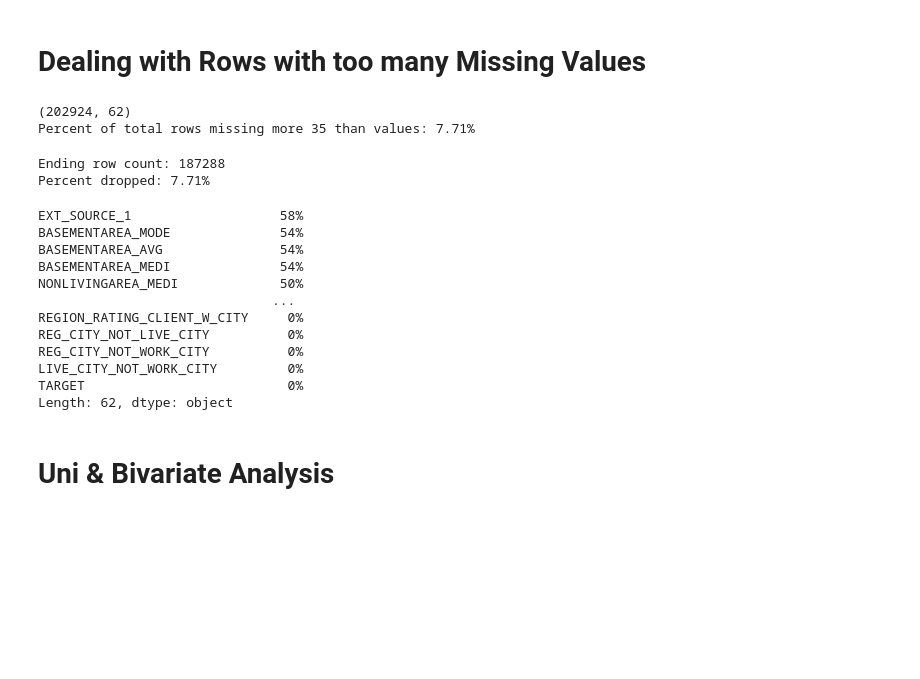
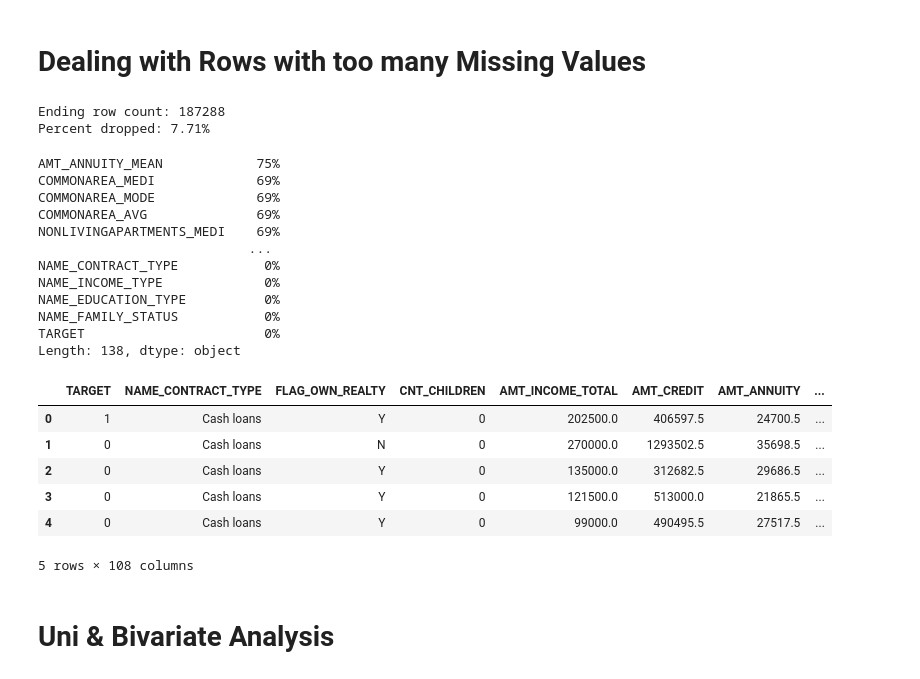
Before and after one commit to rachelwhyj/FA, a Jupyter notebook: scorecard_v1.ipynb, the cells around one changed output. Cells and saved outputs as stored; diff of their text form; code cells hidden in the pictures; blank space fills up the shorter version.

```diff
--- a/scorecard_v1.ipynb
+++ b/scorecard_v1.ipynb
@@ -268,16 +367,6 @@ Number of columns with IV below 0.02: 76
 Number of columns left after dropping: 62
 # %% [markdown]
 # Dealing with Rows with too many Missing Values
-# %%
-og_shape = iv_above_threshold.shape
-print(og_shape)
-
-# Calculate the percentage of rows with more than 35 missing values
-pct_total_rows_missing = iv_above_threshold[iv_above_threshold.isnull().sum(axis = 1) > 35].shape[0] / og_shape[0]
-print(f'Percent of total rows missing more 35 than values: {pct_total_rows_missing:.2%}')
-# %% [output]
-(202924, 62)
-Percent of total rows missing more 35 than values: 7.71%
 # %%
 # drop rows with more than 35 missing values per row
 for_analysis = iv_above_threshold.dropna(thresh = iv_above_threshold.shape[1] - 35)
@@ -288,21 +377,37 @@ print(f'Percent dropped: {(1 - for_analysis.shape[0] / og_shape[0]):.2%}')
 Ending row count: 187288
 Percent dropped: 7.71%
 # %%
-# Calculate the percentage of missing values for each col
-pd.Series((for_analysis.isnull().sum().sort_values(ascending=False)/for_analysis.shape[0])).map("{0:.0%}".format)
+pd.Series(merged_working.isnull().sum().sort_values(ascending=False)/merged_working.shape[0]).map("{0:.0%}".format)
 # %% [output]
-EXT_SOURCE_1                   58%
-BASEMENTAREA_MODE              54%
-BASEMENTAREA_AVG               54%
-BASEMENTAREA_MEDI              54%
-NONLIVINGAREA_MEDI             50%
-                              ...
-REGION_RATING_CLIENT_W_CITY     0%
-REG_CITY_NOT_LIVE_CITY          0%
-REG_CITY_NOT_WORK_CITY          0%
-LIVE_CITY_NOT_WORK_CITY         0%
-TARGET                          0%
-Length: 62, dtype: object
+AMT_ANNUITY_MEAN            75%
+COMMONAREA_MEDI             69%
+COMMONAREA_MODE             69%
+COMMONAREA_AVG              69%
+NONLIVINGAPARTMENTS_MEDI    69%
+                           ...
+NAME_CONTRACT_TYPE           0%
+NAME_INCOME_TYPE             0%
+NAME_EDUCATION_TYPE          0%
+NAME_FAMILY_STATUS           0%
+TARGET                       0%
+Length: 138, dtype: object
+# %%
+# Calculate the percentage of missing values for each col
+missing_data = merged_working.isnull().mean().sort_values(ascending=False)
+missing_data_over_50 = missing_data[missing_data > 0.5].apply(lambda x: "{:.0%}".format(x))
+missing_data_over_50
+merged_working_copy = merged_working.copy()
+
+merged_working = merged_working.drop(columns=missing_data_over_50)
+merged_working.head()
+# %% [output]
+|  | TARGET | NAME_CONTRACT_TYPE | FLAG_OWN_REALTY | CNT_CHILDREN | AMT_INCOME_TOTAL | AMT_CREDIT | AMT_ANNUITY | ... |
+| 0 | 1 | Cash loans | Y | 0 | 202500.0 | 406597.5 | 24700.5 | ... |
+| 1 | 0 | Cash loans | N | 0 | 270000.0 | 1293502.5 | 35698.5 | ... |
+| 2 | 0 | Cash loans | Y | 0 | 135000.0 | 312682.5 | 29686.5 | ... |
+| 3 | 0 | Cash loans | Y | 0 | 121500.0 | 513000.0 | 21865.5 | ... |
+| 4 | 0 | Cash loans | Y | 0 | 99000.0 | 490495.5 | 27517.5 | ... |
+5 rows × 108 columns
 # %% [markdown]
 # Uni & Bivariate Analysis
 # %%
```
Also changed, not shown: parts of 15 cells of this notebook.
